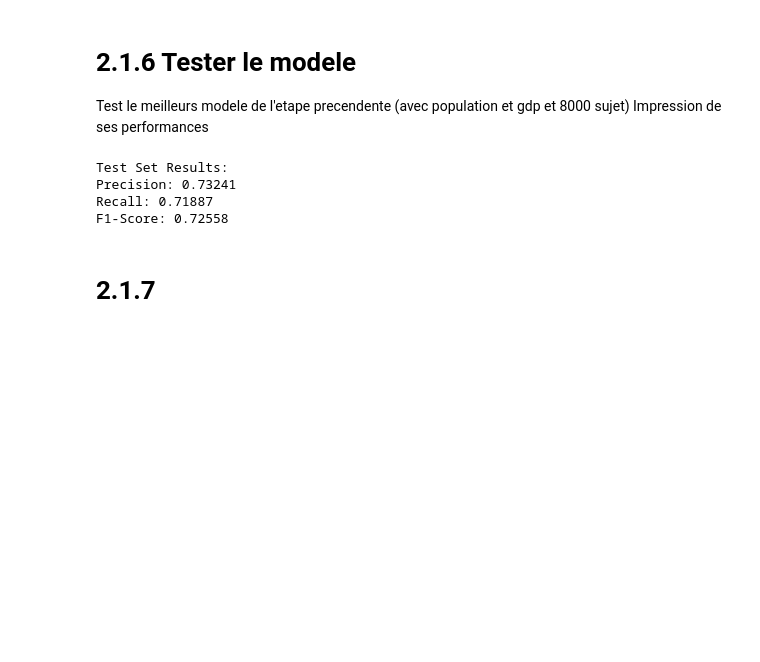
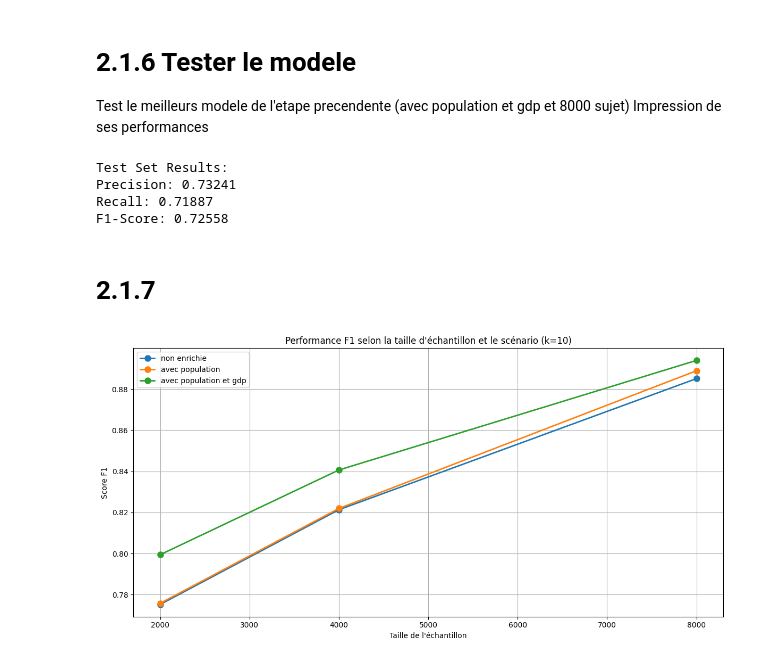
Before and after one commit to Ludovic-Potvin/devoir1-automatique, a Jupyter notebook: devoir2.ipynb, the cells around one changed output. Drawn from its saved outputs; the diff is of its cells as text; code cells hidden in the pictures; blank space fills up the shorter version.

```diff
--- a/devoir2.ipynb
+++ b/devoir2.ipynb
@@ -272,3 +272,21 @@ Recall: 0.71887
 F1-Score: 0.72558
 # %% [markdown]
 # 2.1.7
+# %%
+fig, ax = plt.subplots(figsize=(12, 6))
+
+for scenario in ['noenrich', 'population', 'gdppop']:
+    f1_scores_k10 = [results[scenario][size]['k10']['test_f1'].mean()
+                    for size in sample_size]
+    ax.plot(sample_size, f1_scores_k10, marker='o', linewidth=2,
+            label=scenario_pretty_name[scenario], markersize=8)
+
+ax.set_xlabel('Taille de l\'échantillon')
+ax.set_ylabel('Score F1')
+ax.set_title('Performance F1 selon la taille d\'échantillon et le scénario (k=10)')
+ax.legend()
+ax.grid()
+plt.tight_layout()
+plt.show()
+# %% [output]
+[figure, added]
```
